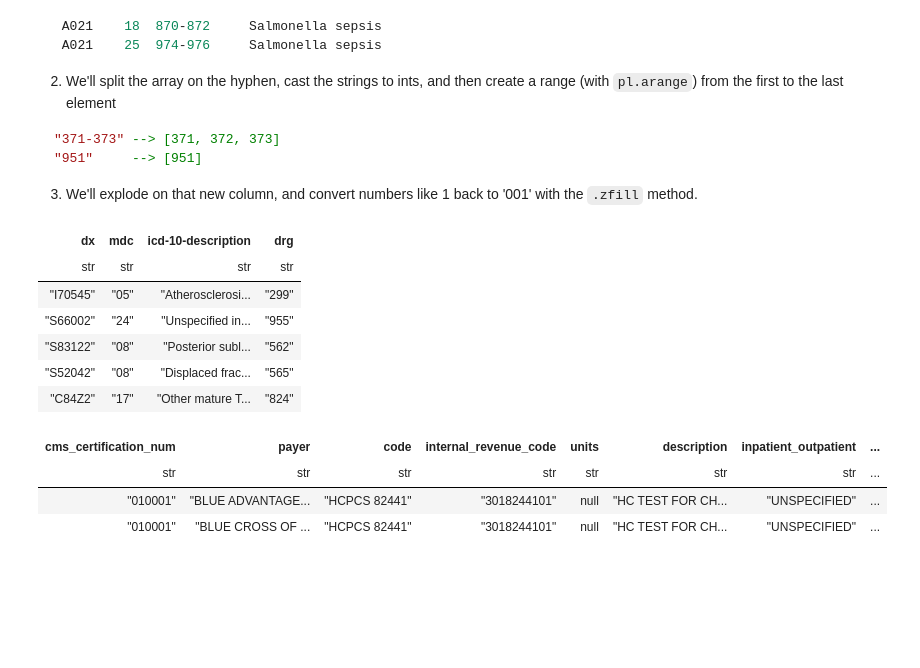
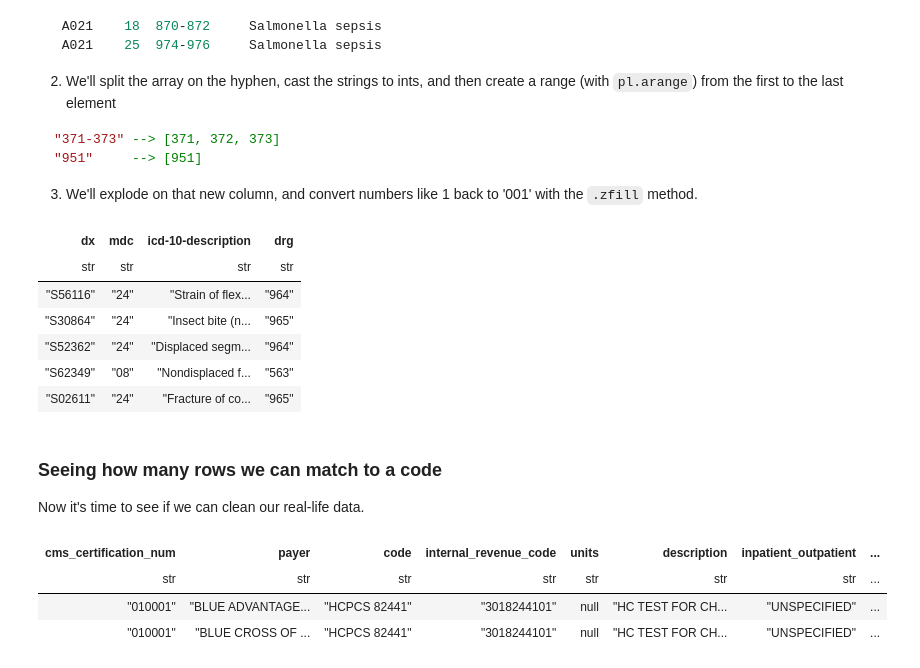
Before and after one commit to alecstein/dolt_datascience, a Jupyter notebook: hospitals_v3/cleanup/cleaning-hospitals-dataset.ipynb, the cells around one changed output. Saved outputs shown, nothing was run; the diff lists cells and outputs as text; code cells hidden in the pictures; blank space fills up the shorter version.

Commit message:
update cleanup notebook

```diff
--- a/hospitals_v3/cleanup/cleaning-hospitals-dataset.ipynb
+++ b/hospitals_v3/cleanup/cleaning-hospitals-dataset.ipynb
@@ -562,28 +585,30 @@ into
 3. We'll explode on that new column, and convert numbers like 1 back to '001' with the `.zfill` method.
 # %%
 import pandas as pd
-s = (pl
+(pl
      .DataFrame(pd.read_fwf('appendix_B.txt'), columns = ['dx', 'mdc', 'drgs', 'icd-10-description'])
      .fill_null('forward')
      .with_column(
          col('drgs').str.split('-').arr.eval(pl.element().cast(int, strict = False)).alias('drg_arr')
      ).with_column(
          pl.arange(col('drg_arr').arr.first(), col('drg_arr').arr.last() + 1)
      ).explode('drg_arr')
      .drop('drgs')
      .rename({'drg_arr':'drg'})
      .with_column(
          col('drg').cast(str).str.zfill(3)
      )
-    )
-
-s.sample(5)
+    ).sample(5)
 # %% [output]
 | dx | mdc | icd-10-description | drg |
 | str | str | str | str |
-| "I70545" | "05" | "Atherosclerosi... | "299" |
-| "S66002" | "24" | "Unspecified in... | "955" |
-| "S83122" | "08" | "Posterior subl... | "562" |
-| "S52042" | "08" | "Displaced frac... | "565" |
-| "C84Z2" | "17" | "Other mature T... | "824" |
+| "S56116" | "24" | "Strain of flex... | "964" |
+| "S30864" | "24" | "Insect bite (n... | "965" |
+| "S52362" | "24" | "Displaced segm... | "964" |
+| "S62349" | "08" | "Nondisplaced f... | "563" |
+| "S02611" | "24" | "Fracture of co... | "965" |
+# %% [markdown]
+### Seeing how many rows we can match to a code
+
+Now it's time to see if we can clean our real-life data.
 # %%
```
Also changed, not shown: parts of 11 cells of this notebook.
